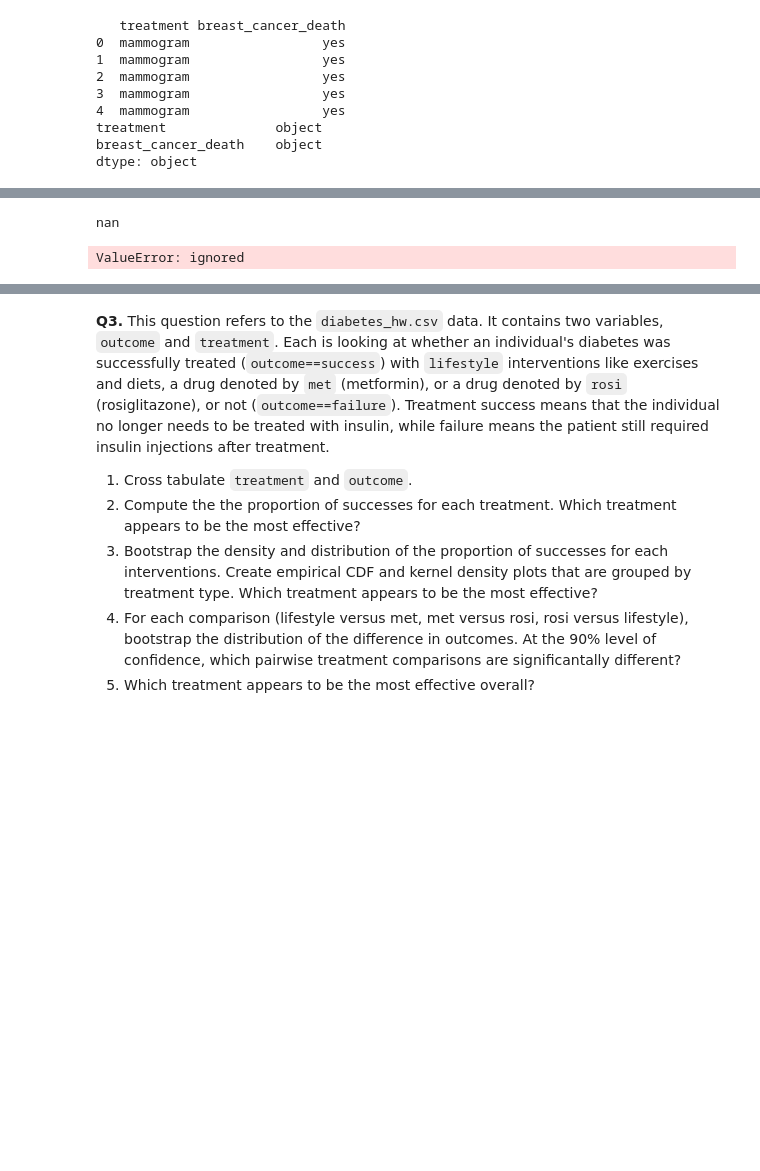
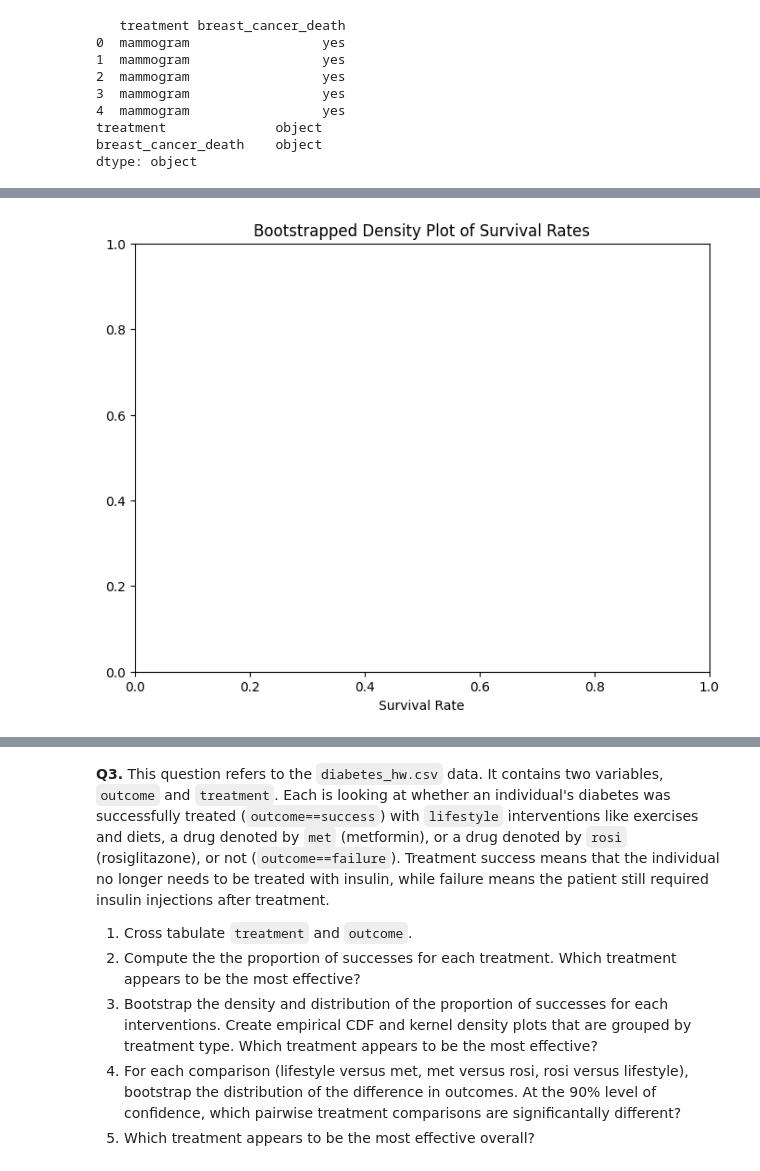
Before and after one commit to kaitlinblakeslee/the_bootstrap, a Jupyter notebook: assignment_5.ipynb, the cells around one changed output, grey strips where cells are left out. Cells and saved outputs as stored; diff of their text form; code cells hidden in the pictures; blank space fills up the shorter version.

Commit message:
now my plots are empty but I guess that's better than errors

```diff
--- a/assignment_5.ipynb
+++ b/assignment_5.ipynb
@@ -258,48 +262,44 @@ control_rows = df.loc[(df['breast_cancer_death'] == 'yes') & (df['treatment'] ==
 #based on the code from the bootstrap lecture in class
 
 # Convert 'yes' and 'no' to 1 and 0 in the 'breast_cancer_death' column
-df['breast_cancer_death'] = df['breast_cancer_death'].map({'yes': 1, 'no': 0})
-
-# Full sample averages and difference:
-mammogram_rows = df.loc[df['treatment'] == 'mammogram', 'breast_cancer_death']
-control_rows = df.loc[df['treatment'] == 'control', 'breast_cancer_death']
-diff_0 = control_rows.mean() - mammogram_rows.mean()
-print(diff_0)
+#df['breast_cancer_death'] = df['breast_cancer_death'].map({'yes': 1, 'no': 0})
 
 # control data:
-df_c = df.loc[(df['breast_cancer_death'] == 1) & (df['treatment'] == 'control')]
+df_c = df.loc[(df['breast_cancer_death'] == 'yes') & (df['treatment'] == 'control')]
 N_c = df_c.shape[0]
 
 # mammogram data:
-df_m = df.loc[(df['breast_cancer_death'] == 1) & (df['treatment'] == 'mammogram')]
+df_m = df.loc[(df['breast_cancer_death'] == 'yes') & (df['treatment'] == 'mammogram')]
 N_m = df_m.shape[0]
 
 # Simulation:
 S = 1000
 rate_c = np.zeros(S)  # control death rate
 rate_m = np.zeros(S)  # mammogram death rate
 diff = np.zeros(S)    # Difference in death rates
 
 # Bootstrapping:
 for s in range(S):
     sample_c = df_c.sample(N_c, axis=0, replace=True)  # Resample control
-    rate_c[s] = sample_c.mean()  # Mean death rate, control
+    rate_c[s] = pd.to_numeric(sample_c['breast_cancer_death']).mean()  # Mean death rate, control
 
     sample_m = df_m.sample(N_m, axis=0, replace=True)  # Resample mammogram
-    rate_m[s] = sample_m.mean()  # Mean death rate, mammogram
+    rate_m[s] = pd.to_numeric(sample_m['breast_cancer_death']).mean()  # Mean death rate, mammogram
 
     diff[s] = rate_c[s] - rate_m[s]  # Difference in rates
 
 # Combine results into one dataframe for plotting:
 rdf_c = pd.DataFrame({'treatment': 'control', 'death_rate': rate_c})
 rdf_m = pd.DataFrame({'treatment': 'mammogram', 'death_rate': rate_m})
 rdf = pd.concat([rdf_c, rdf_m], axis=0)
 
 # Density plot of death rates:
-sns.kdeplot(data=rdf, x='death_rate', hue='treatment')
+plt.figure(figsize=(8, 6))
+sns.kdeplot(data=rdf, x='death_rate', hue='treatment', fill=True)
+plt.title('Bootstrapped Density Plot of Survival Rates')
+plt.xlabel('Survival Rate')
 plt.show()
 # %% [output]
-nan
-ValueError: ignored
+[figure, added]
 # %%
 # ECDF of death rates:
```
Also changed, not shown: parts of 13 cells of this notebook.
